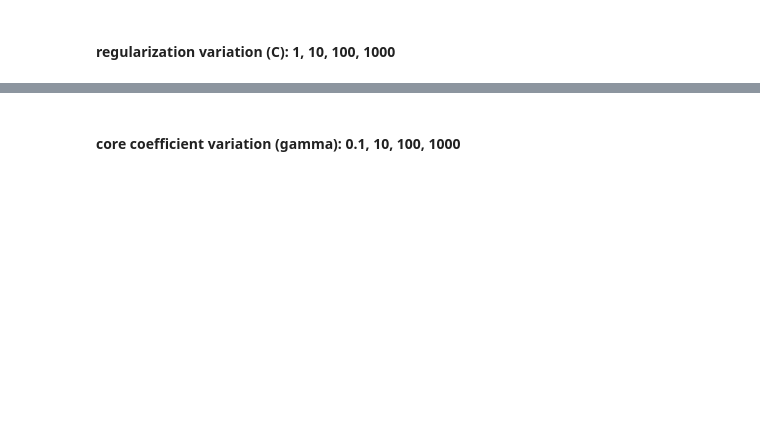
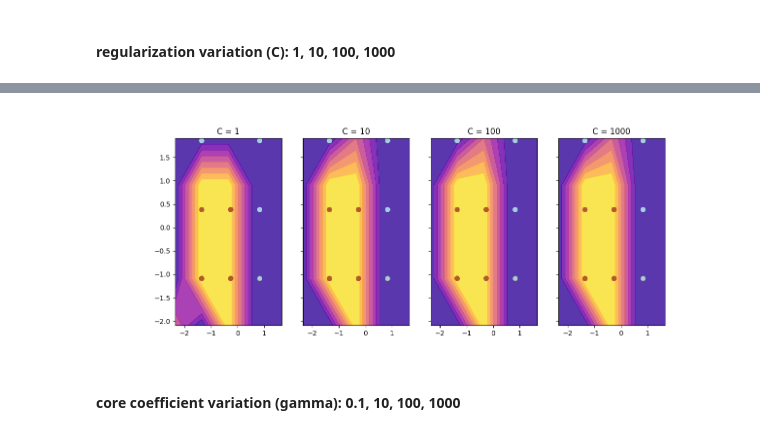
Before and after one commit to amaskaikin/ml, a Jupyter notebook: lab4/lab4.ipynb, the cells around one changed output, grey strips where cells are left out. Saved outputs shown, nothing was run; the diff lists cells and outputs as text; code cells hidden in the pictures; blank space fills up the shorter version.

```diff
--- a/lab4/lab4.ipynb
+++ b/lab4/lab4.ipynb
@@ -181,3 +182,8 @@ def regularization_variation(X, y, data_train, class_train, data_test, class_tes
+# %%
+from IPython.display import Image
+Image(filename='Figure_2.png')
+# %% [output]
+[figure, added]
 # %% [markdown]
 #### core coefficient variation (gamma): 0.1, 10, 100, 1000
 # %%
```
Also changed, not shown: parts of 5 cells of this notebook.
